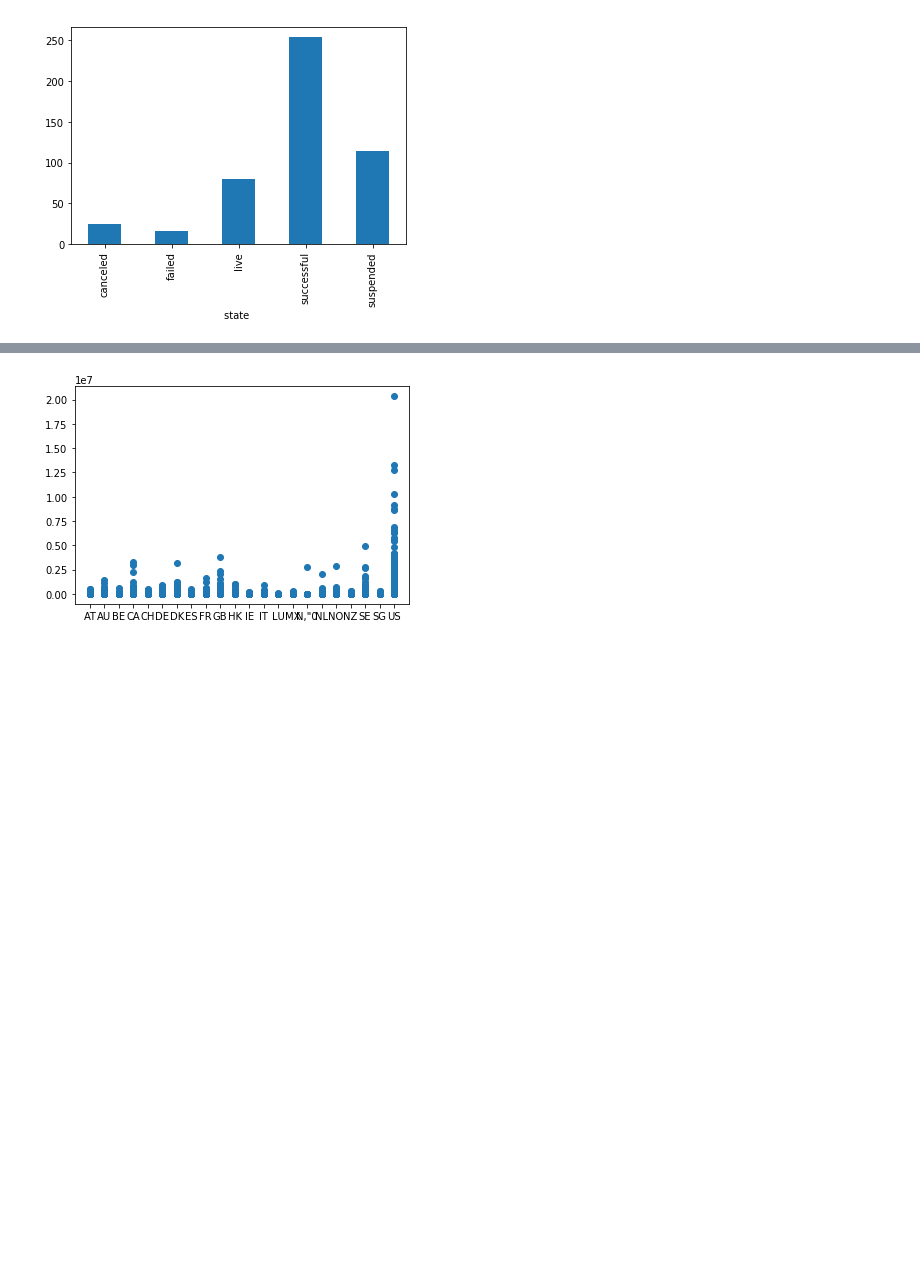
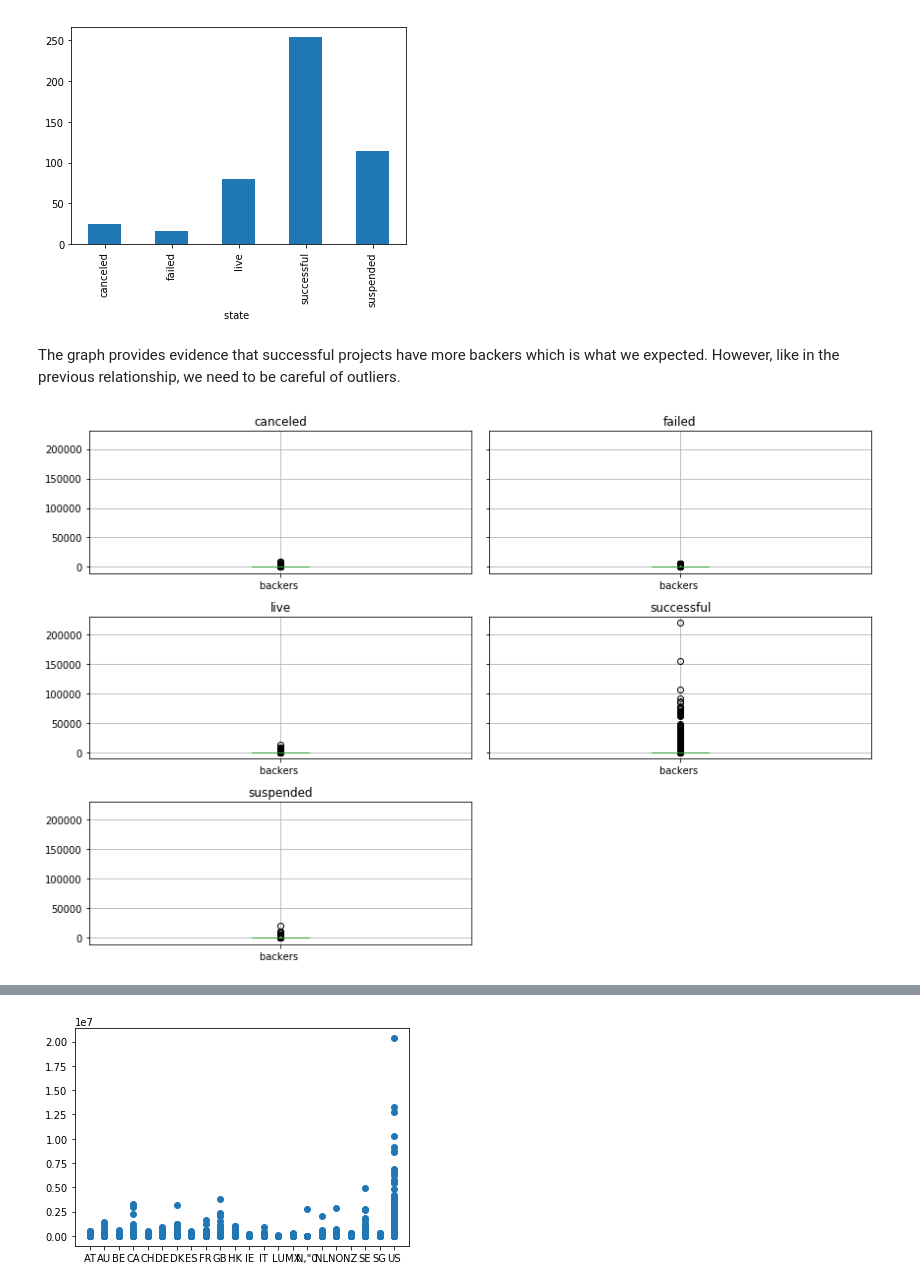
Before and after one commit to BryanCikatz/msds7331_project1, a Jupyter notebook: visualizations_bryan.ipynb, the cells around one changed output, grey strips where cells are left out. Cells and saved outputs as stored; diff of their text form; code cells hidden in the pictures; blank space fills up the shorter version.

```diff
--- a/visualizations_bryan.ipynb
+++ b/visualizations_bryan.ipynb
@@ -247,3 +220,10 @@ successful    253.624322
 suspended     113.930311
 Name: backers , dtype: float64
 [figure]
+# %% [markdown]
+The graph provides evidence that successful projects have more backers which is what we expected. However, like in the previous relationship, we need to be careful of outliers.
+# %%
+df.groupby(['state ']).boxplot(column=['backers '], figsize=(12,8))
+plt.tight_layout()
+# %% [output]
+[figure, added]
```
Also changed, not shown: parts of 12 cells of this notebook.
